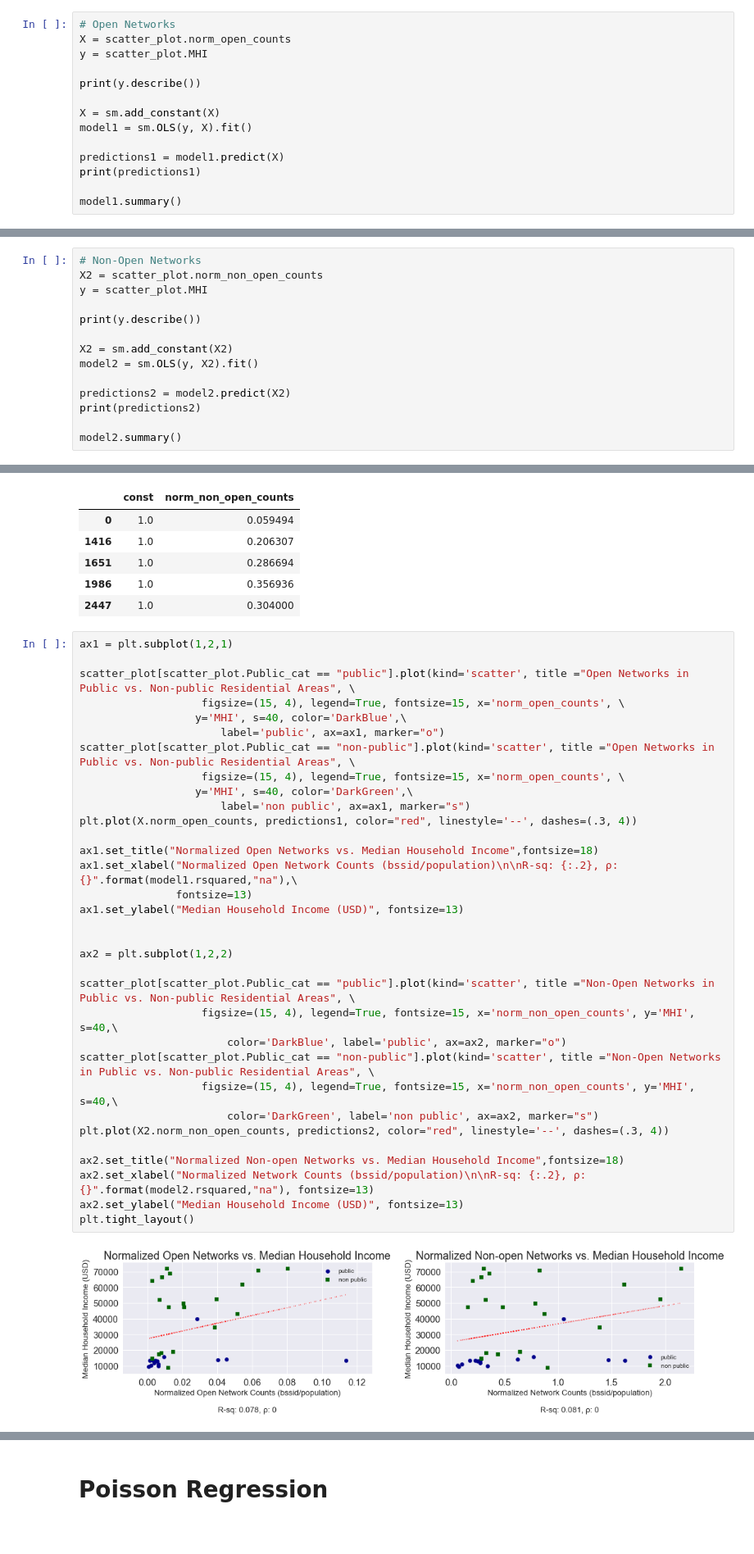
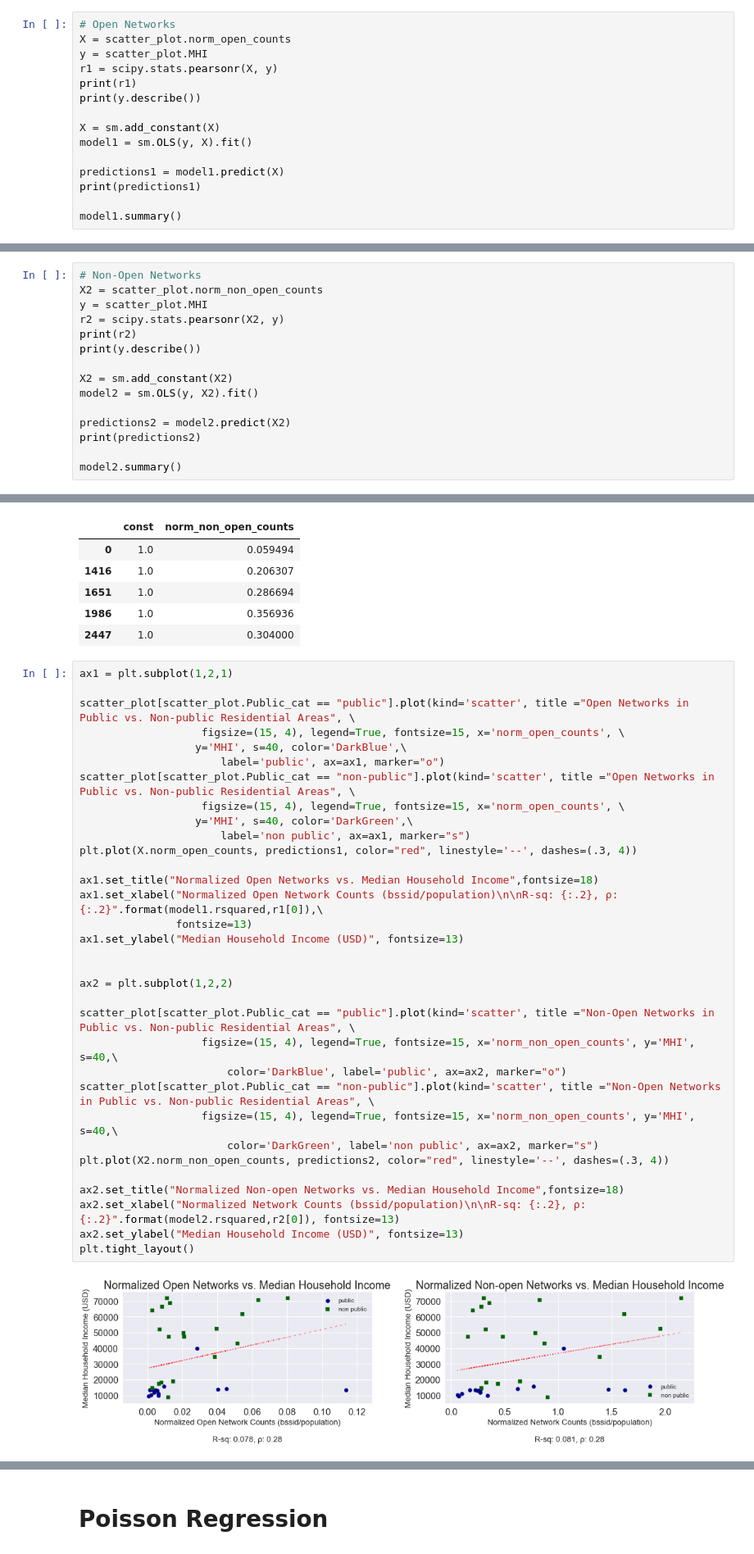
Before and after one commit to cor215/WiFind2017, a Jupyter notebook: Final Analysis - Wifind.ipynb, the cells around one changed output, grey strips where cells are left out. Shown at 82% size. Drawn from its saved outputs; the diff is of its cells as text.

```diff
--- a/Final Analysis - Wifind.ipynb
+++ b/Final Analysis - Wifind.ipynb
@@ -1158,7 +1159,8 @@ Index(['name', 'GEOID', 'MHI', 'norm_open_counts', 'norm_non_open_counts',
 # Open Networks
 X = scatter_plot.norm_open_counts
 y = scatter_plot.MHI
-
+r1 = scipy.stats.pearsonr(X, y)
+print(r1)
 print(y.describe())
 
 X = sm.add_constant(X)
@@ -1208,7 +1211,8 @@ OLS Regression Results
 # Non-Open Networks
 X2 = scatter_plot.norm_non_open_counts
 y = scatter_plot.MHI
-
+r2 = scipy.stats.pearsonr(X2, y)
+print(r2)
 print(y.describe())
 
 X2 = sm.add_constant(X2)
@@ -1311,36 +1316,36 @@ ax1 = plt.subplot(1,2,1)
 
 scatter_plot[scatter_plot.Public_cat == "public"].plot(kind='scatter', title ="Open Networks in Public vs. Non-public Residential Areas", \
                    figsize=(15, 4), legend=True, fontsize=15, x='norm_open_counts', \
                   y='MHI', s=40, color='DarkBlue',\
                       label='public', ax=ax1, marker="o")
 scatter_plot[scatter_plot.Public_cat == "non-public"].plot(kind='scatter', title ="Open Networks in Public vs. Non-public Residential Areas", \
                    figsize=(15, 4), legend=True, fontsize=15, x='norm_open_counts', \
                   y='MHI', s=40, color='DarkGreen',\
                       label='non public', ax=ax1, marker="s")
 plt.plot(X.norm_open_counts, predictions1, color="red", linestyle='--', dashes=(.3, 4))
 
 ax1.set_title("Normalized Open Networks vs. Median Household Income",fontsize=18)
-ax1.set_xlabel("Normalized Open Network Counts (bssid/population)\n\nR-sq: {:.2}, ρ: {}".format(model1.rsquared,"na"),\
+ax1.set_xlabel("Normalized Open Network Counts (bssid/population)\n\nR-sq: {:.2}, ρ: {:.2}".format(model1.rsquared,r1[0]),\
                fontsize=13)
 ax1.set_ylabel("Median Household Income (USD)", fontsize=13)
 
 
 ax2 = plt.subplot(1,2,2)
 
 scatter_plot[scatter_plot.Public_cat == "public"].plot(kind='scatter', title ="Non-Open Networks in Public vs. Non-public Residential Areas", \
                    figsize=(15, 4), legend=True, fontsize=15, x='norm_non_open_counts', y='MHI', s=40,\
                        color='DarkBlue', label='public', ax=ax2, marker="o")
 scatter_plot[scatter_plot.Public_cat == "non-public"].plot(kind='scatter', title ="Non-Open Networks in Public vs. Non-public Residential Areas", \
                    figsize=(15, 4), legend=True, fontsize=15, x='norm_non_open_counts', y='MHI', s=40,\
                        color='DarkGreen', label='non public', ax=ax2, marker="s")
 plt.plot(X2.norm_non_open_counts, predictions2, color="red", linestyle='--', dashes=(.3, 4))
 
 ax2.set_title("Normalized Non-open Networks vs. Median Household Income",fontsize=18)
-ax2.set_xlabel("Normalized Network Counts (bssid/population)\n\nR-sq: {:.2}, ρ: {}".format(model2.rsquared,"na"), fontsize=13)
+ax2.set_xlabel("Normalized Network Counts (bssid/population)\n\nR-sq: {:.2}, ρ: {:.2}".format(model2.rsquared,r2[0]), fontsize=13)
 ax2.set_ylabel("Median Household Income (USD)", fontsize=13)
 plt.tight_layout()
 # %% [output]
-[figure, old version]
+[figure, new version]
 # %%
 ax1 = plt.subplot()
 
```
Also changed, not shown: parts of 6 cells of this notebook, 1 other file.
